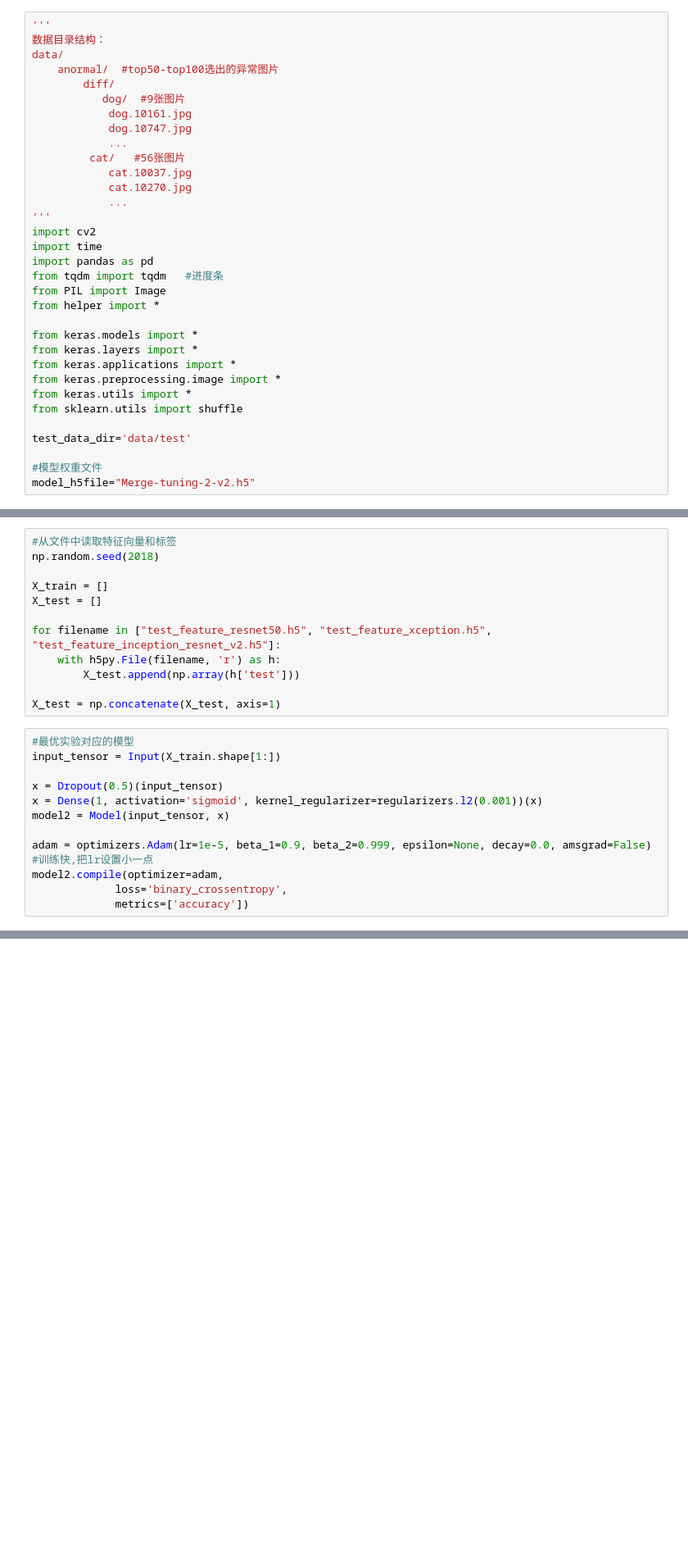
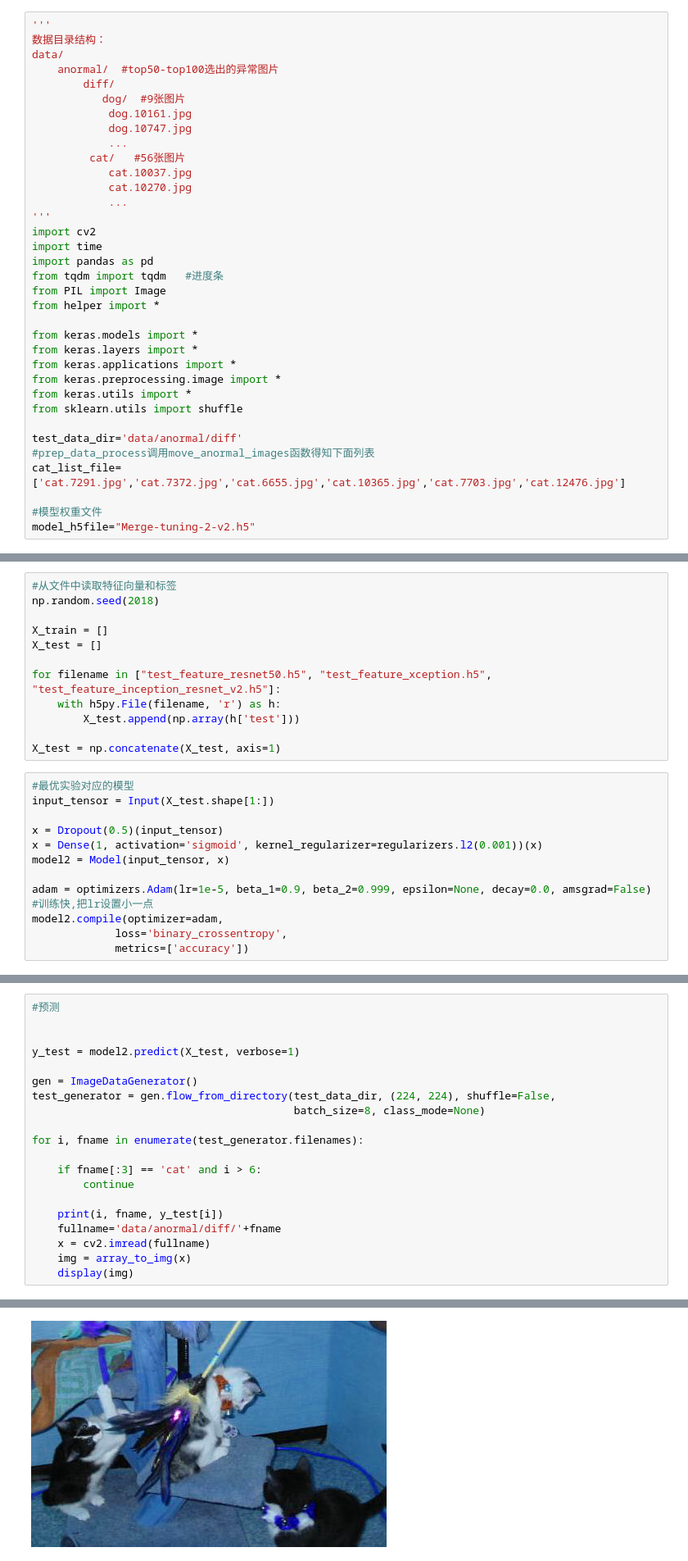
Before and after one commit to wanggk114/dogs-and-cats, a Jupyter notebook: keras_merge_3_app_predict.ipynb, the cells around one changed output, grey strips where cells are left out. Shown at 82% size. Cells and saved outputs as stored; diff of their text form; blank space fills up the shorter version.

```diff
--- a/keras_merge_3_app_predict.ipynb
+++ b/keras_merge_3_app_predict.ipynb
@@ -32,7 +34,9 @@ from keras.preprocessing.image import *
 from keras.utils import *
 from sklearn.utils import shuffle
 
-test_data_dir='data/test'
+test_data_dir='data/anormal/diff'
+#prep_data_process调用move_anormal_images函数得知下面列表
+cat_list_file=['cat.7291.jpg','cat.7372.jpg','cat.6655.jpg','cat.10365.jpg','cat.7703.jpg','cat.12476.jpg']
 
 #模型权重文件
 model_h5file="Merge-tuning-2-v2.h5"
@@ -79,7 +94,7 @@ for filename in ["test_feature_resnet50.h5", "test_feature_xception.h5", "test_f
 X_test = np.concatenate(X_test, axis=1)
 # %%
 #最优实验对应的模型
-input_tensor = Input(X_train.shape[1:])
+input_tensor = Input(X_test.shape[1:])
 
 x = Dropout(0.5)(input_tensor)
 x = Dense(1, activation='sigmoid', kernel_regularizer=regularizers.l2(0.001))(x)
@@ -115,0 +107,21 @@ Found 12500 images belonging to 1 classes.
+# %%
+#预测
+
+
+y_test = model2.predict(X_test, verbose=1)
+
+gen = ImageDataGenerator()
+test_generator = gen.flow_from_directory(test_data_dir, (224, 224), shuffle=False,
+                                         batch_size=8, class_mode=None)
+
+for i, fname in enumerate(test_generator.filenames):
+
+    if fname[:3] == 'cat' and i > 6:
+        continue
+
+    print(i, fname, y_test[i])
+    fullname='data/anormal/diff/'+fname
+    x = cv2.imread(fullname)
+    img = array_to_img(x)
+    display(img)
+# %% [output]
@@ -115,0 +131 @@ Found 12500 images belonging to 1 classes.
+[figure, added]
```
Also changed, not shown: parts of 6 cells of this notebook, 1 other file.
